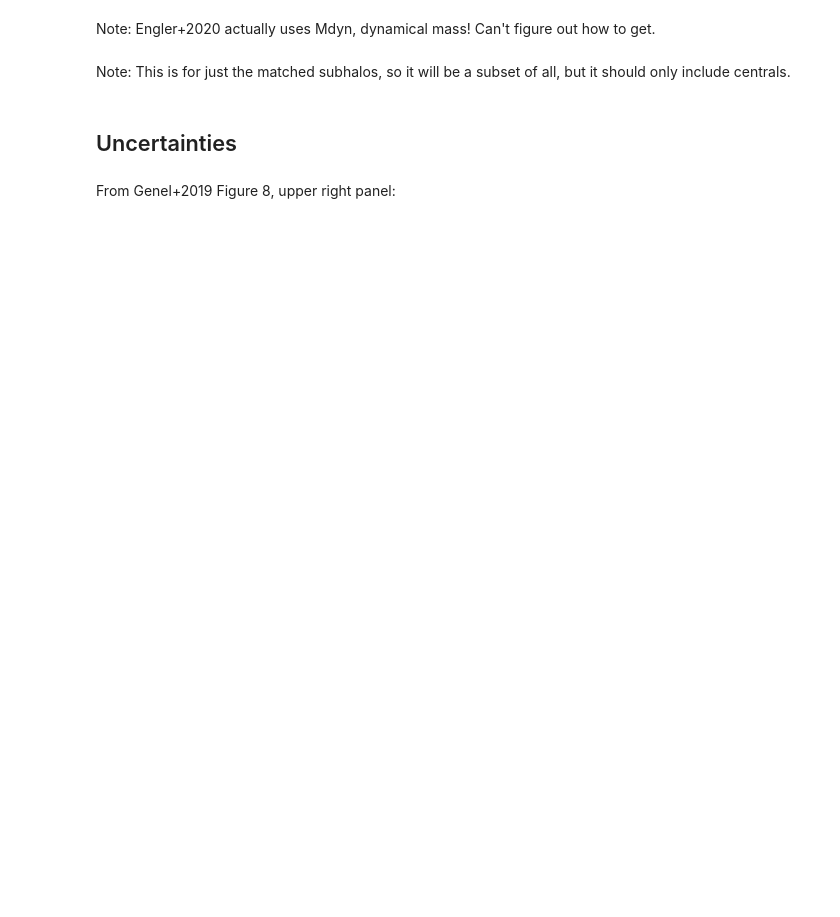
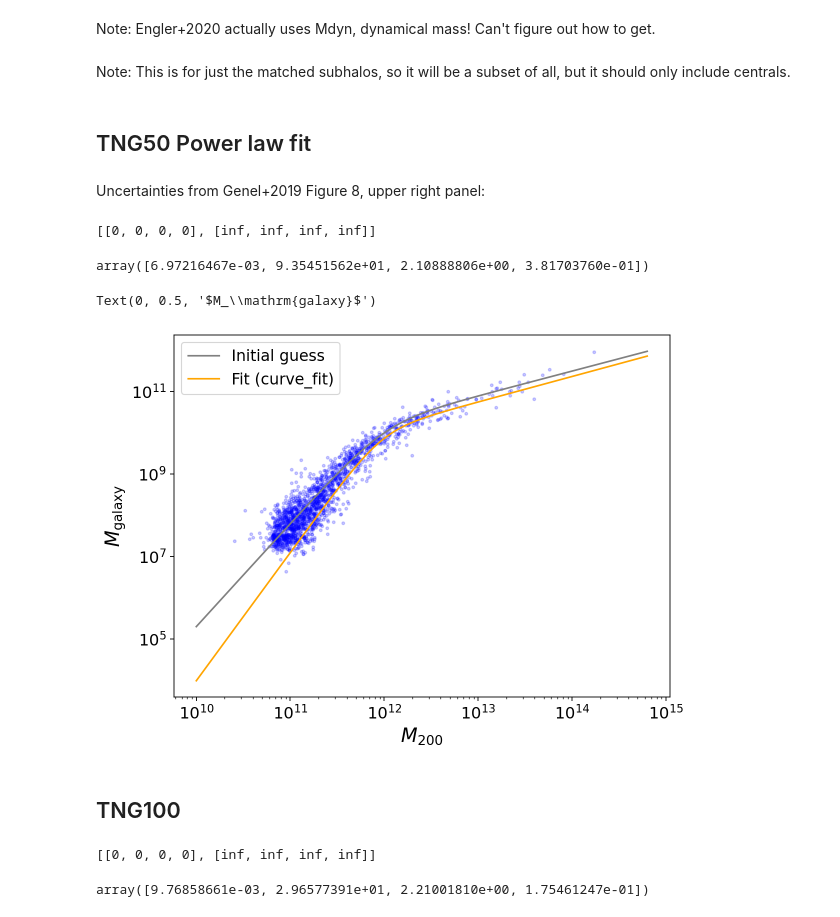
Before and after one commit to kstoreyf/equivariant-cosmology, a Jupyter notebook: notebooks/2022-03-09_investigate_power_law_fit.ipynb, the cells around one changed output. Cells and saved outputs as stored; diff of their text form; code cells hidden in the pictures; blank space fills up the shorter version.

```diff
--- a/notebooks/2022-03-09_investigate_power_law_fit.ipynb
+++ b/notebooks/2022-03-09_investigate_power_law_fit.ipynb
@@ -95,7 +100,60 @@ Text(0, 0.5, '$M_\\mathrm{galaxy}$')
 Note: Engler+2020 actually uses Mdyn, dynamical mass! Can't figure out how to get.
 # %% [markdown]
 Note: This is for just the matched subhalos, so it will be a subset of all, but it should only include centrals.
+# %% [markdown]
+## TNG50 Power law fit
+# %%
+def broken_power_law(M200, N, M1, beta, gamma):
+    return M200 * 2*N/((M200/M1)**(-beta) + (M200/M1)**gamma)
+# %% [markdown]
+Uncertainties from Genel+2019 Figure 8, upper right panel:
+# %%
+def get_uncertainties_genel2019(sim_name, masses):
+
+    logmstellar_bins = np.linspace(8.5, 11, 6)
+    logmstellar_bins = np.array([5] + list(logmstellar_bins) + [13])
+    # added estimates on either end
+    stdev_dict = {'TNG50-4': np.array([0.4, 0.28, 0.23, 0.12, 0.05, 0.04, 0.04]), # epsilon=4, similar to tng50-4
+                  'TNG100-1': np.array([0.15, 0.08, 0.06, 0.04, 0.03, 0.04, 0.04]), # epsilon=1, similar to tng100-1
+                 }
+
+    logyscalar = np.log10(masses*mass_multiplier)
+    idxs_mbins = np.digitize(logyscalar, logmstellar_bins)
+
+    stdevs = stdev_dict[sim_name][idxs_mbins-1]
+    uncertainties = stdevs * masses * np.log(10.0)
+    # hack to deal with 0-stellar-mass objects
+    uncertainties[uncertainties==0] = stdev_dict[sim_name][0] * 10**logmstellar_bins[0]/mass_multiplier
+    return uncertainties
+# %%
+sim_name = 'TNG50-4'
+uncertainties_genel2019_50 = get_uncertainties_genel2019(sim_name, m_stellar_50)
+# %%
+p0 = [0.01, 1e12/mass_multiplier, 1.5, 0.4]
+bounds = [[0]*len(p0), [np.inf]*len(p0)]
+print(bounds)
+popt, _ = curve_fit(broken_power_law, m200_50, m_stellar_50, sigma=uncertainties_genel2019_50, bounds=bounds, p0=p0)
+popt
+# %% [output]
+[[0, 0, 0, 0], [inf, inf, inf, inf]]
+array([6.97216467e-03, 9.35451562e+01, 2.10888806e+00, 3.81703760e-01])
+# %%
+plt.figure(figsize=(8,6))
+
+plt.scatter(m200_50*mass_multiplier, m_stellar_50*mass_multiplier, c='b', alpha=0.2, s=6)
+
+plt.plot(M, broken_power_law(M/mass_multiplier, *p0)*mass_multiplier, color='grey', label='Initial guess')
+plt.plot(M, broken_power_law(M/mass_multiplier, *popt)*mass_multiplier, color='orange', label='Fit (curve_fit)')
+
+
+plt.xscale('log')
+plt.yscale('log')
+plt.legend(fontsize=14)
+
+plt.xlabel(r'$M_{200}$')
+plt.ylabel(r'$M_\mathrm{galaxy}$')
+# %% [output]
+Text(0, 0.5, '$M_\\mathrm{galaxy}$')
+[figure, added]
 # %% [markdown]
-## Uncertainties
+## TNG100
-# %% [markdown]
-From Genel+2019 Figure 8, upper right panel:
@@ -106,0 +163,9 @@ stdev_dict = {'TNG50-4': np.array([0.28, 0.23, 0.12, 0.05, 0.04]), # epsilon=4,
+# %%
+p0 = [0.01, 1e12/mass_multiplier, 1.5, 0.4]
+bounds = [[0]*len(p0), [np.inf]*len(p0)]
+print(bounds)
+popt, _ = curve_fit(broken_power_law, m200_100, m_stellar_100, sigma=uncertainties_genel2019_100, bounds=bounds, p0=p0)
+popt
+# %% [output]
+[[0, 0, 0, 0], [inf, inf, inf, inf]]
+array([9.76858661e-03, 2.96577391e+01, 2.21001810e+00, 1.75461247e-01])
```
Also changed, not shown: parts of 11 cells of this notebook, 6 other files.
